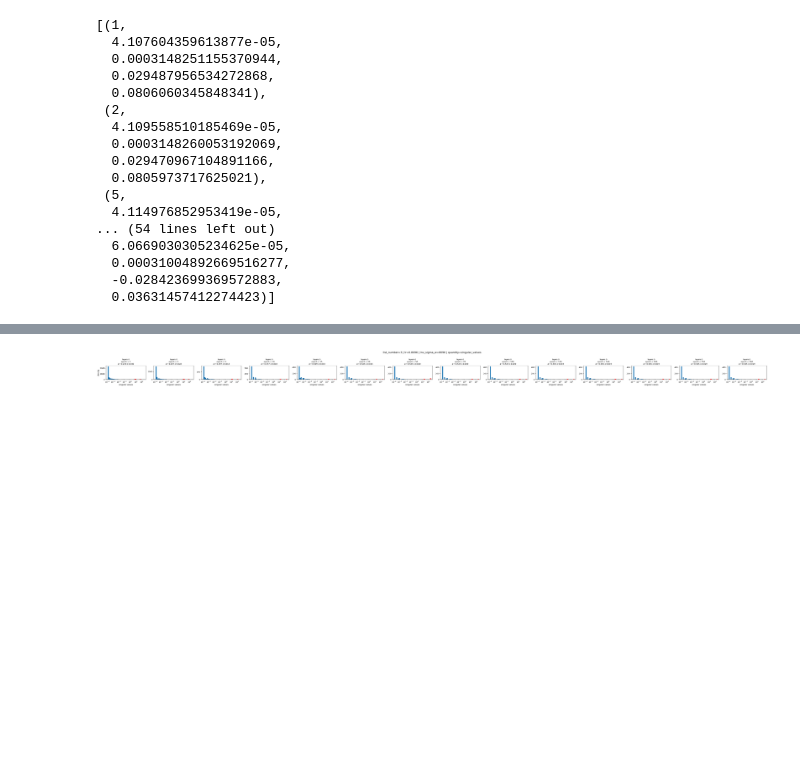
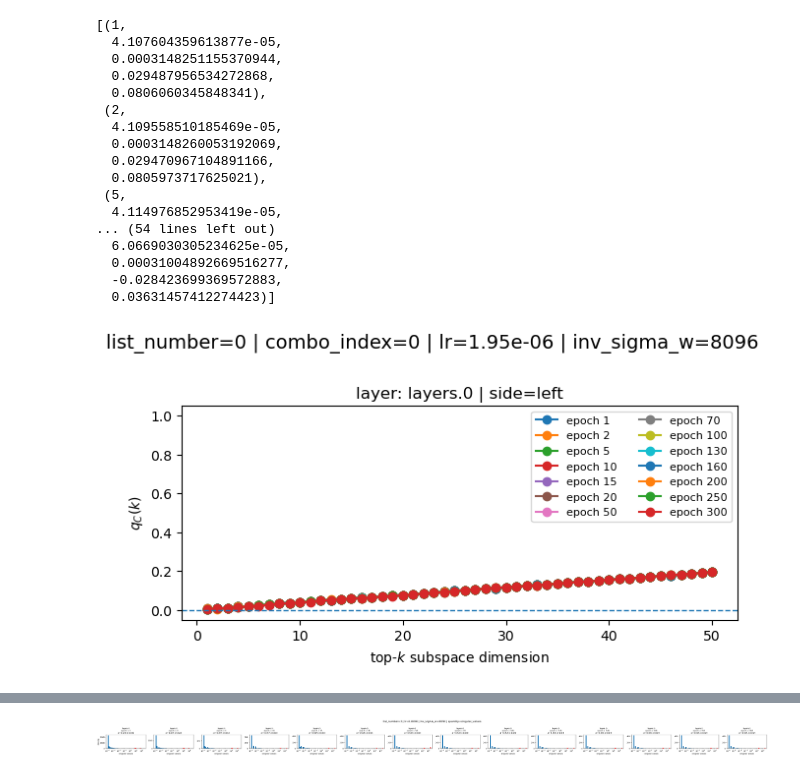
Before and after one commit to f-damico/BBP_in_SGD, a Jupyter notebook: notebook_svd_and_q.ipynb, the cells around one changed output, grey strips where cells are left out. Drawn from its saved outputs; the diff is of its cells as text; code cells hidden in the pictures; blank space fills up the shorter version.

Commit message:
Top-k subspaces

```diff
--- a/notebook_svd_and_q.ipynb
+++ b/notebook_svd_and_q.ipynb
@@ -1386,3 +1923,15 @@ list(zip(epochs, A_mean, A_std, B_mean, B_std))
   0.00031004892669516277,
   -0.028423699369572883,
   0.03631457412274423)]
+# %%
+fig, axes, qC_res = plot_qC_subspace_overlap_vs_k(
+    results_dir="/mnt/beegfs/2a/mb12724/franc/BBP_in_SGD/data/experiment_2/exp2_SVD_dnn_SMALL_sgd_relu_q_v4",
+    config_path="/mnt/beegfs/2a/mb12724/franc/BBP_in_SGD/src/experiment_2/DNN_utkface_age_phase_diagram_q.json",
+    list_instead_of_grid=True,
+    list_number=0,
+    layers=["layers.0"],
+    side="left",
+    max_k=50,
+)
+# %% [output]
+[figure, added]
```
Also changed, not shown: parts of 5 cells of this notebook.
